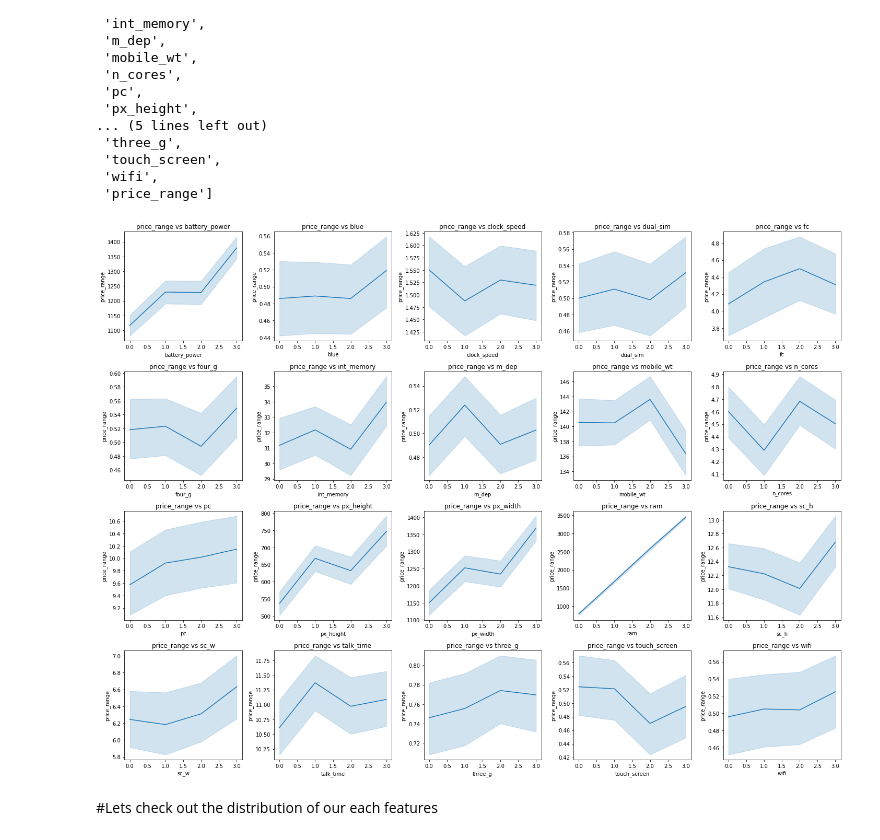
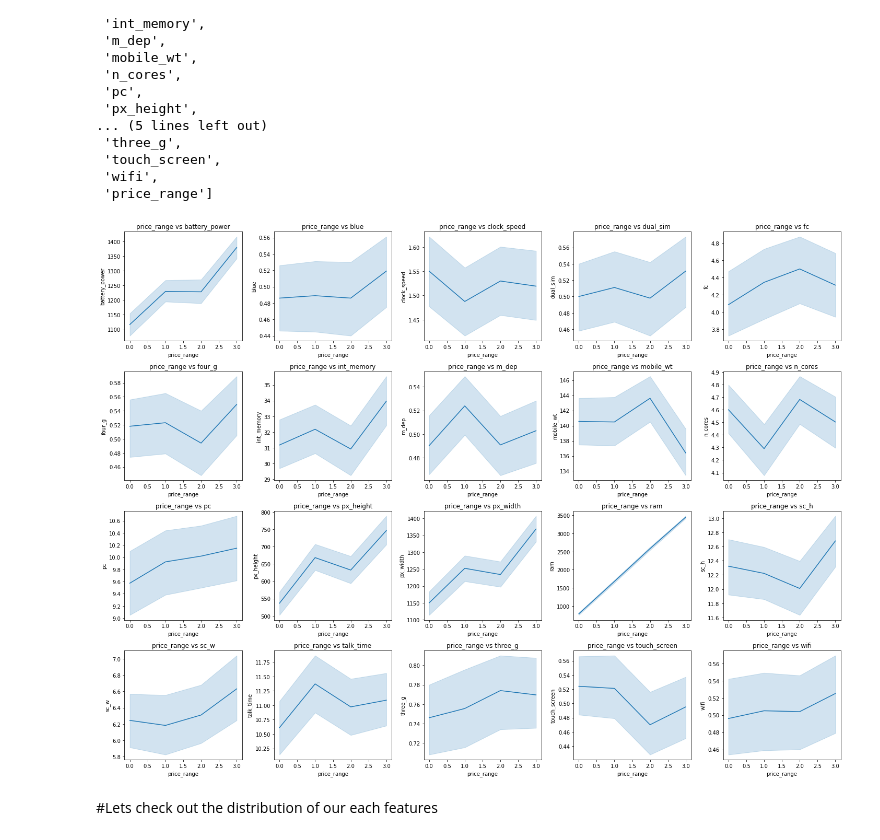
Before and after one commit to Lovejeet-Singh-31/Mobile-Price-Range-Prediction, a Jupyter notebook: Mobile_Price_Range_Prediction.ipynb, the cells around one changed output. Drawn from its saved outputs; the diff is of its cells as text; code cells hidden in the pictures.

```diff
--- a/Mobile_Price_Range_Prediction.ipynb
+++ b/Mobile_Price_Range_Prediction.ipynb
@@ -363,21 +363,21 @@ numeric_features
 # %%
 #cheking how feature effect the price range.
 rows=4
 cols=5
 counter=1
 fig = plt.figure(figsize=(20, 15))
 for col in numeric_features:
   if col not in ['price_range']:
 
     plt.subplot(rows,cols,counter)
     sns.lineplot(x=mobile_df['price_range'], y=mobile_df[col])
-    plt.xlabel(col)
-    plt.ylabel('price_range')
+    plt.xlabel('price_range')
+    plt.ylabel(col)
     plt.title(f'price_range vs {col}')
     counter=counter+1
     plt.tight_layout()
 # %% [output]
-[figure, old version]
+[figure, new version]
 # %% [markdown]
 #Lets check out the distribution of our each features
 # %%
```
Also changed, not shown: parts of 8 cells of this notebook.
